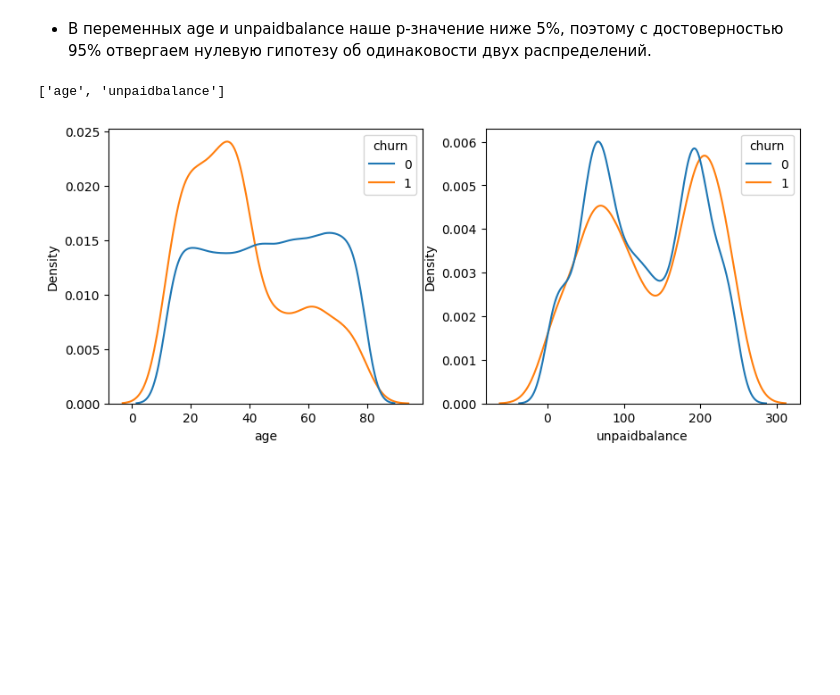
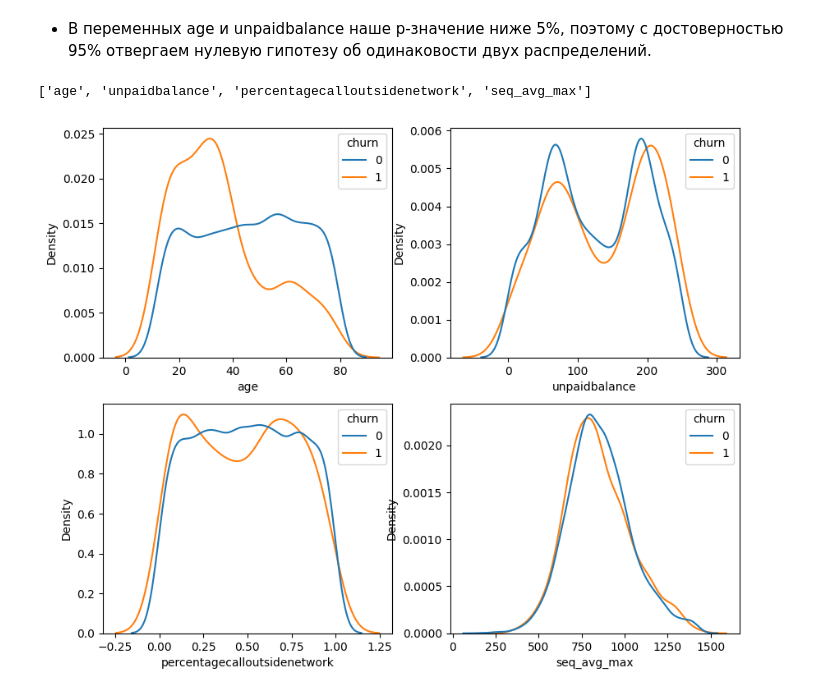
Before and after one commit to YaninaK/churn-prediction, a Jupyter notebook: notebooks/01_EDA.ipynb, the cells around one changed output. Saved outputs shown, nothing was run; the diff lists cells and outputs as text; code cells hidden in the pictures; blank space fills up the shorter version.

```diff
--- a/notebooks/01_EDA.ipynb
+++ b/notebooks/01_EDA.ipynb
@@ -734,33 +572,6 @@ selected_categorical_features
  'Others']
 # %% [markdown]
 ### 2.5. Численные переменные
-# %%
-def get_correlated_features(df, numeric_variables, threshold=0.95):
-  corr = df[numeric_variables].corr()
-  for i in range(len(numeric_variables)):
-    for j in range(i + 1, len(numeric_variables)):
-      if abs(corr.iloc[i, j]) > threshold:
-        corr_ = round(corr.iloc[i, j], 2)
-        print(corr_, numeric_variables[i], numeric_variables[j])
-
-
-def plot_ks_test(df, feature, control=''):
-    df_ks = pd.DataFrame()
-    df_ks[feature] = np.sort(df[feature].unique())
-    df_ks['F_no_churn'] = df_ks[feature].apply(lambda x: np.mean(no_churn<=x))
-    df_ks['F_churn'] = df_ks[feature].apply(lambda x: np.mean(churn<=x))
-
-    k = np.argmax( np.abs(df_ks['F_no_churn'] - df_ks['F_churn']))
-    ks_stat = np.abs(df_ks['F_churn'][k] - df_ks['F_no_churn'][k])
-    y = (df_ks['F_churn'][k] + df_ks['F_no_churn'][k])/2
-
-    plt.figure(figsize=(5,4))
-    plt.plot(feature, 'F_no_churn', data=df_ks, label='No_churn')
-    plt.plot(feature, 'F_churn', data=df_ks, label='Churn')
-    plt.errorbar(x=df_ks[feature][k], y=y, yerr=ks_stat/2, color='k',
-          capsize=5, mew=3, label=f"Test statistic: {ks_stat:.4f}")
-    plt.legend(loc='center right');
-    plt.title(f"Kolmogorov-Smirnov Test\n{feature}");
 # %%
 numeric_variables = train.dtypes[
     (train.dtypes=='int64') | (train.dtypes=='float64')
@@ -907,6 +716,6 @@ for feature in discrete_variables:
   if  p_value < 0.05:
     print(f"{feature}\nKolmogorov-Smirnov Test: statistic={stat:.4f}, p-value={p_value:.4f}\n")
     selected_vars_KS_discrete.append(feature)
-    plot_ks_test(df, feature)
+    plot_ks_test(df, feature, churn, no_churn)
 # %% [output]
 numberofcomplaints
@@ -1004,6 +813,6 @@ for feature in continuous_variables:
   if  p_value < 0.05:
     print(f"{feature}\nKolmogorov-Smirnov Test: statistic={stat:.4f}, p-value={p_value:.4f}\n")
     selected_vars_KS.append(feature)
-    plot_ks_test(df, feature)
+    plot_ks_test(df, feature, churn, no_churn)
 # %% [output]
 age
@@ -1016,17 +825,21 @@ Kolmogorov-Smirnov Test: statistic=0.1174, p-value=0.0000
 # %% [markdown]
 * В переменных age и unpaidbalance наше p-значение ниже 5%, поэтому с достоверностью 95% отвергаем нулевую гипотезу об одинаковости двух распределений.
 # %%
-selected_vars_continuous = [i for i in numeric_variables if i in set(selected_vars_Chi2 + selected_vars_KS)]
+selected_vars_continuous = [
+    i for i in numeric_variables if i in set(selected_vars_Chi2 + selected_vars_KS)
+]
 selected_vars_continuous
 # %% [output]
-['age', 'unpaidbalance']
+['age', 'unpaidbalance', 'percentagecalloutsidenetwork', 'seq_avg_max']
 # %%
-fig, axes = plt.subplots(1, 2, figsize=(10, 4))
+fig, axes = plt.subplots(2, 2, figsize=(10, 8))
 
 for num, feature in enumerate(selected_vars_continuous):
-  sns.kdeplot(train, x=feature, hue=TARGET_NAME, ax=axes[num%2], common_norm=False)
+  sns.kdeplot(
+      train, x=feature, hue=TARGET_NAME, ax=axes[num//2, num%2], common_norm=False
+  )
 # %% [output]
-[figure, old version]
+[figure, new version]
 # %%
 selected_numeric_features = selected_vars_discrete + selected_vars_continuous
 selected_numeric_features
```
Also changed, not shown: parts of 79 cells of this notebook.
